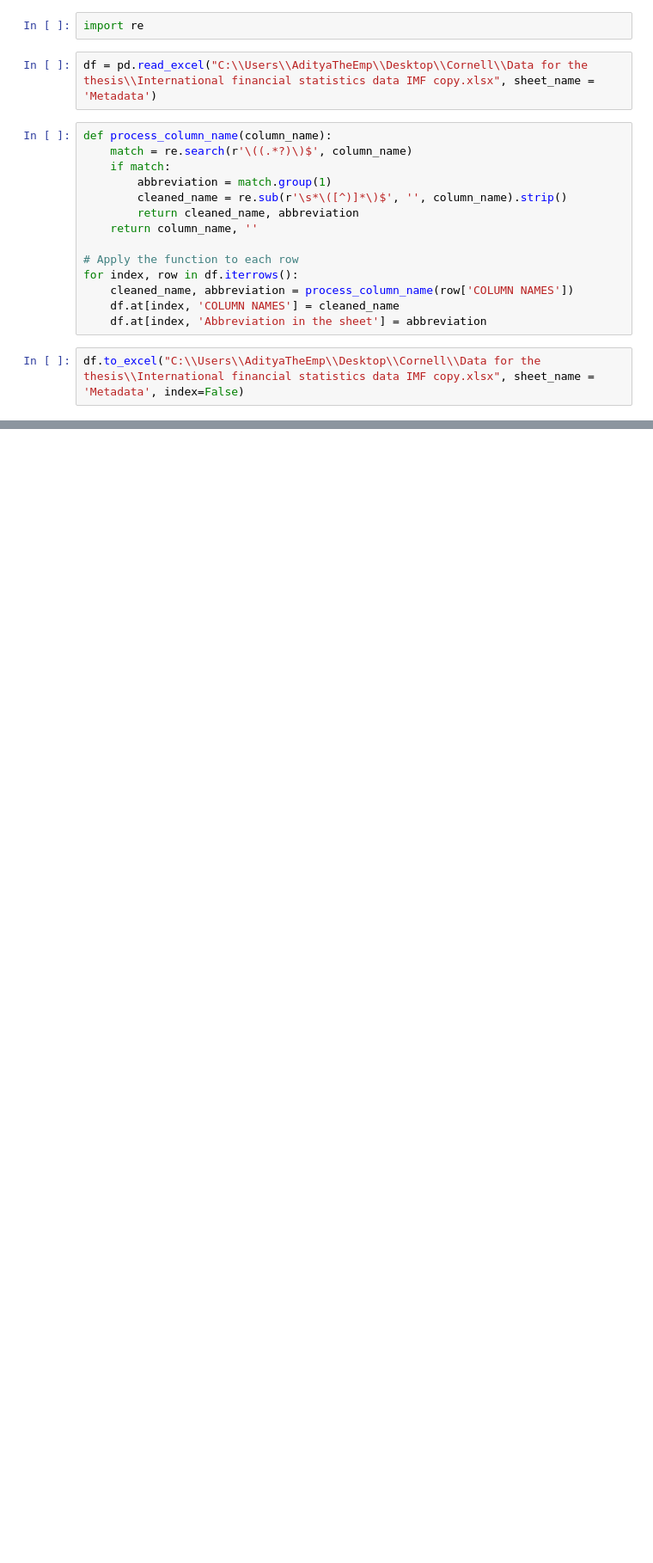
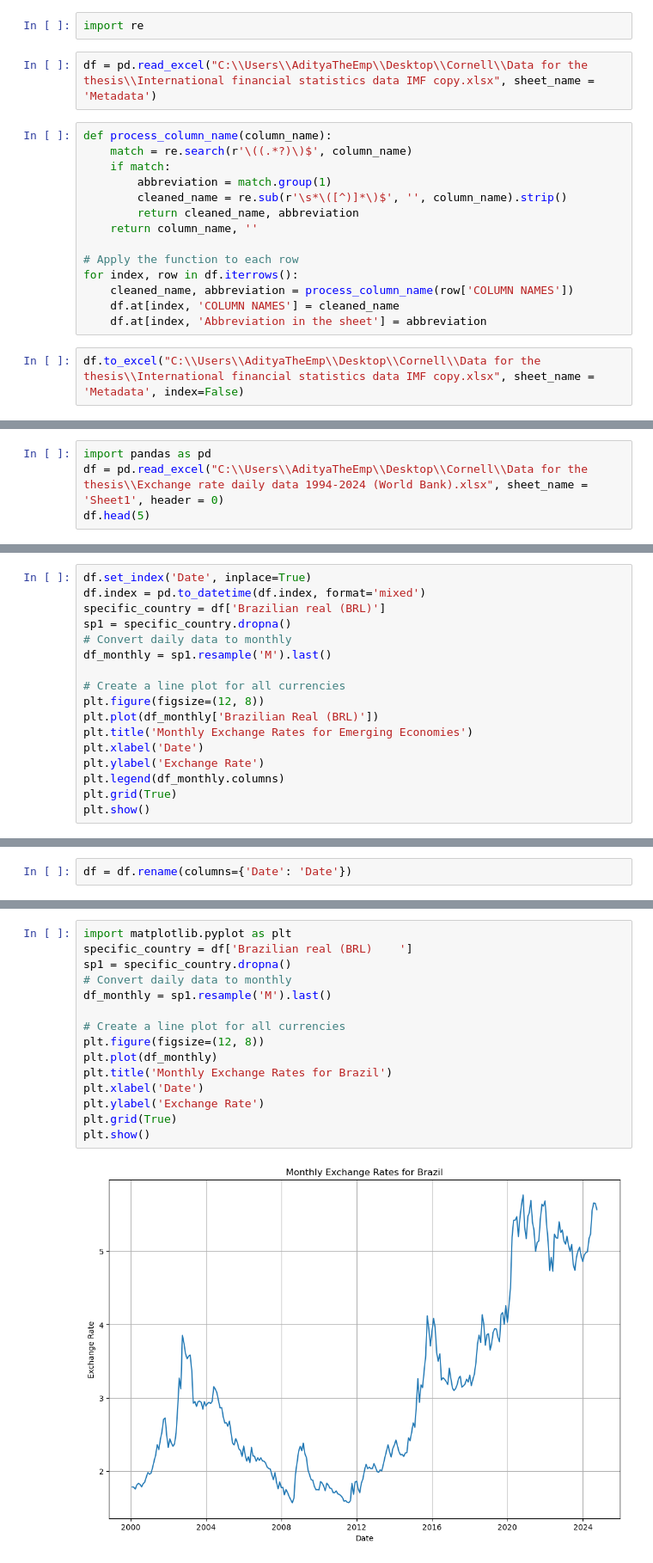
Before and after one commit to FleetHalf/Aditya-Thesis, a Jupyter notebook: Foreign Exchange.ipynb, the cells around one changed output, grey strips where cells are left out. Shown at 86% size. Saved outputs shown, nothing was run; the diff lists cells and outputs as text; blank space fills up the shorter version.

```diff
--- a/Foreign Exchange.ipynb
+++ b/Foreign Exchange.ipynb
@@ -259,0 +906,4 @@ df.to_excel("C:\\Users\\AdityaTheEmp\\Desktop\\Cornell\\Data for the thesis\\Int
+# %%
+import pandas as pd
+df = pd.read_excel("C:\\Users\\AdityaTheEmp\\Desktop\\Cornell\\Data for the thesis\\Exchange rate daily data 1994-2024 (World Bank).xlsx", sheet_name = 'Sheet1', header = 0)
+df.head(5)
@@ -259,0 +918,17 @@ df.to_excel("C:\\Users\\AdityaTheEmp\\Desktop\\Cornell\\Data for the thesis\\Int
+# %%
+df.set_index('Date', inplace=True)
+df.index = pd.to_datetime(df.index, format='mixed')
+specific_country = df['Brazilian real (BRL)']
+sp1 = specific_country.dropna()
+# Convert daily data to monthly
+df_monthly = sp1.resample('M').last()
+
+# Create a line plot for all currencies
+plt.figure(figsize=(12, 8))
+plt.plot(df_monthly['Brazilian Real (BRL)'])
+plt.title('Monthly Exchange Rates for Emerging Economies')
+plt.xlabel('Date')
+plt.ylabel('Exchange Rate')
+plt.legend(df_monthly.columns)
+plt.grid(True)
+plt.show()
@@ -259,0 +937,2 @@ df.to_excel("C:\\Users\\AdityaTheEmp\\Desktop\\Cornell\\Data for the thesis\\Int
+# %%
+df = df.rename(columns={'Date': 'Date'})
@@ -259,0 +952,17 @@ df.to_excel("C:\\Users\\AdityaTheEmp\\Desktop\\Cornell\\Data for the thesis\\Int
+# %%
+import matplotlib.pyplot as plt
+specific_country = df['Brazilian real (BRL)    ']
+sp1 = specific_country.dropna()
+# Convert daily data to monthly
+df_monthly = sp1.resample('M').last()
+
+# Create a line plot for all currencies
+plt.figure(figsize=(12, 8))
+plt.plot(df_monthly)
+plt.title('Monthly Exchange Rates for Brazil')
+plt.xlabel('Date')
+plt.ylabel('Exchange Rate')
+plt.grid(True)
+plt.show()
+# %% [output]
+[figure, added]
```
Also changed, not shown: parts of 58 cells of this notebook, 2 other files.
